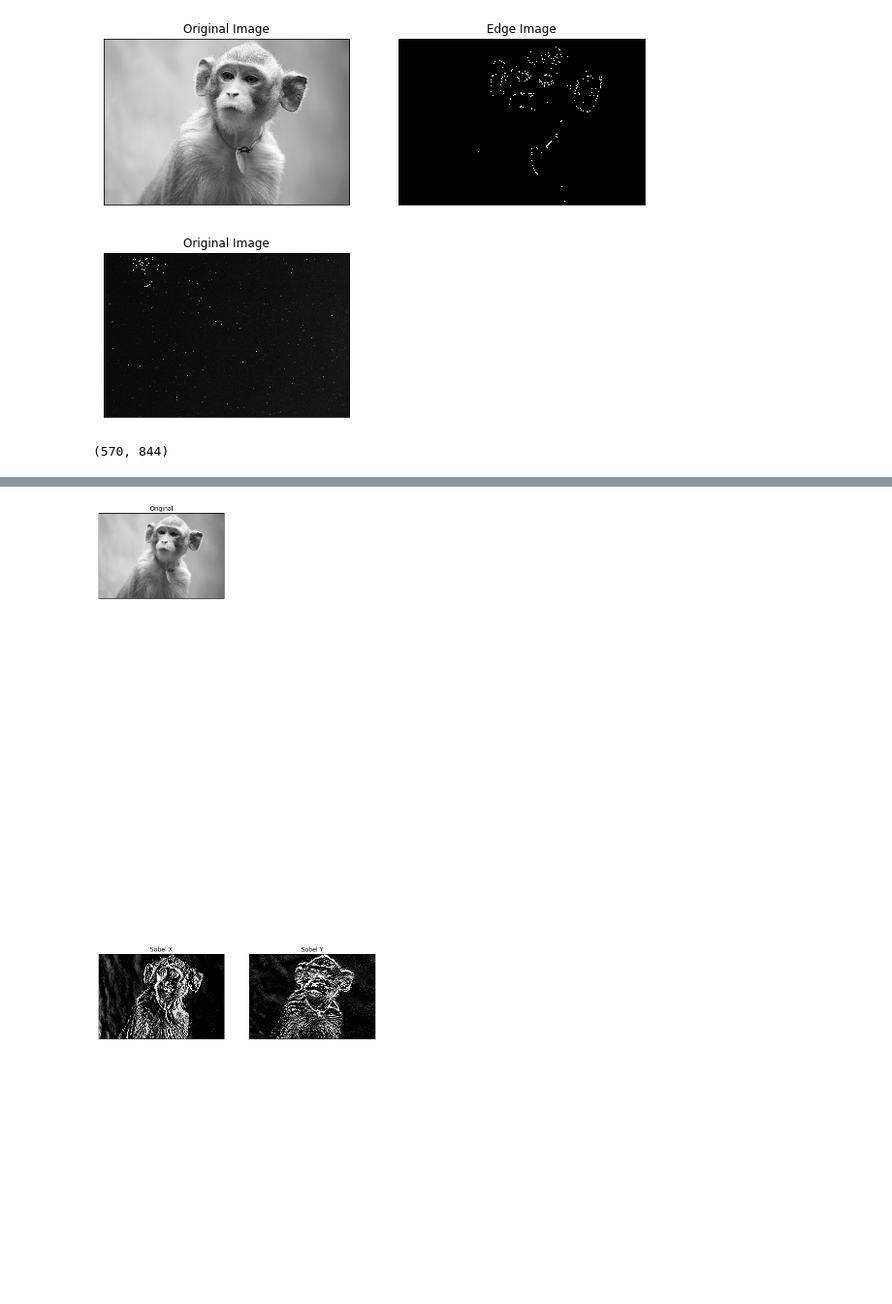
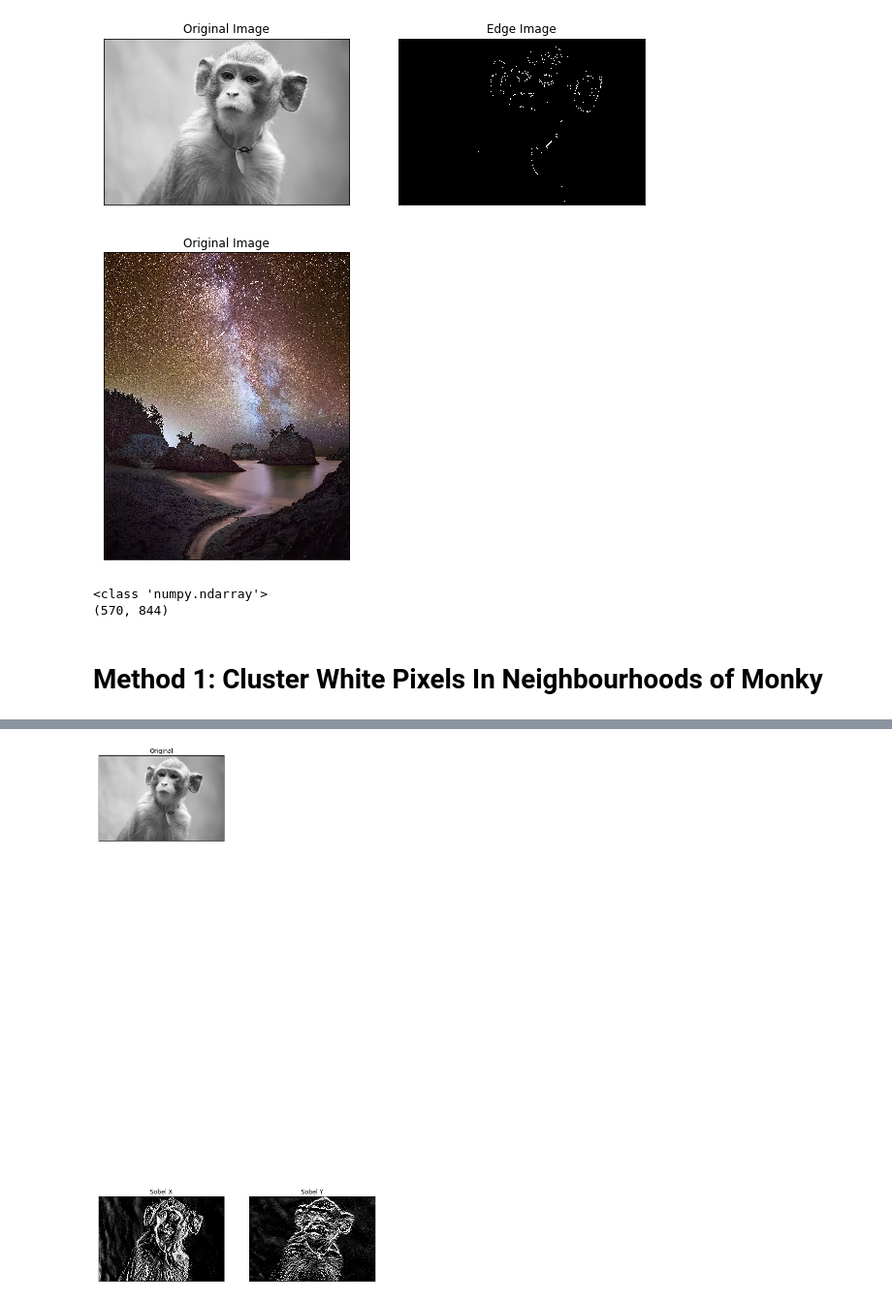
Before and after one commit to msm416/bas-hackathon-constellation-bot, a Jupyter notebook: BAS TEST.ipynb, the cells around one changed output, grey strips where cells are left out. Shown at 97% size. Cells and saved outputs as stored; diff of their text form; code cells hidden in the pictures; blank space fills up the shorter version.

Commit message:
Method 1 implemented

```diff
--- a/BAS TEST.ipynb
+++ b/BAS TEST.ipynb
@@ -17,19 +20,15 @@ plt.show()
 # %% [output]
 [figure]
 # %%
-space = cv2.imread('space.jpg', 0)
+space = cv2.imread('space1.jpg')
 
 for i in range(edges.shape[0]):
     for j in range(edges.shape[1]):
         if edges[i][j] == 255:
             space[i][j] = 255
 
-plt.subplot(121),plt.imshow(space, cmap = 'gray')
+plt.subplot(121),plt.imshow(space)
 plt.title('Original Image'), plt.xticks([]), plt.yticks([])
 plt.show()
 # %% [output]
-[figure, old version]
+[figure, new version]
-# %%
-edges.shape
-# %% [output]
-(570, 844)
@@ -35,0 +37,8 @@ edges.shape
+# %%
+print(type(img))
+print(img.shape)
+# %% [output]
+<class 'numpy.ndarray'>
+(570, 844)
+# %% [markdown]
+# Method 1: Cluster White Pixels In Neighbourhoods of Monky
```
Also changed, not shown: parts of 9 cells of this notebook, 3 other files.
